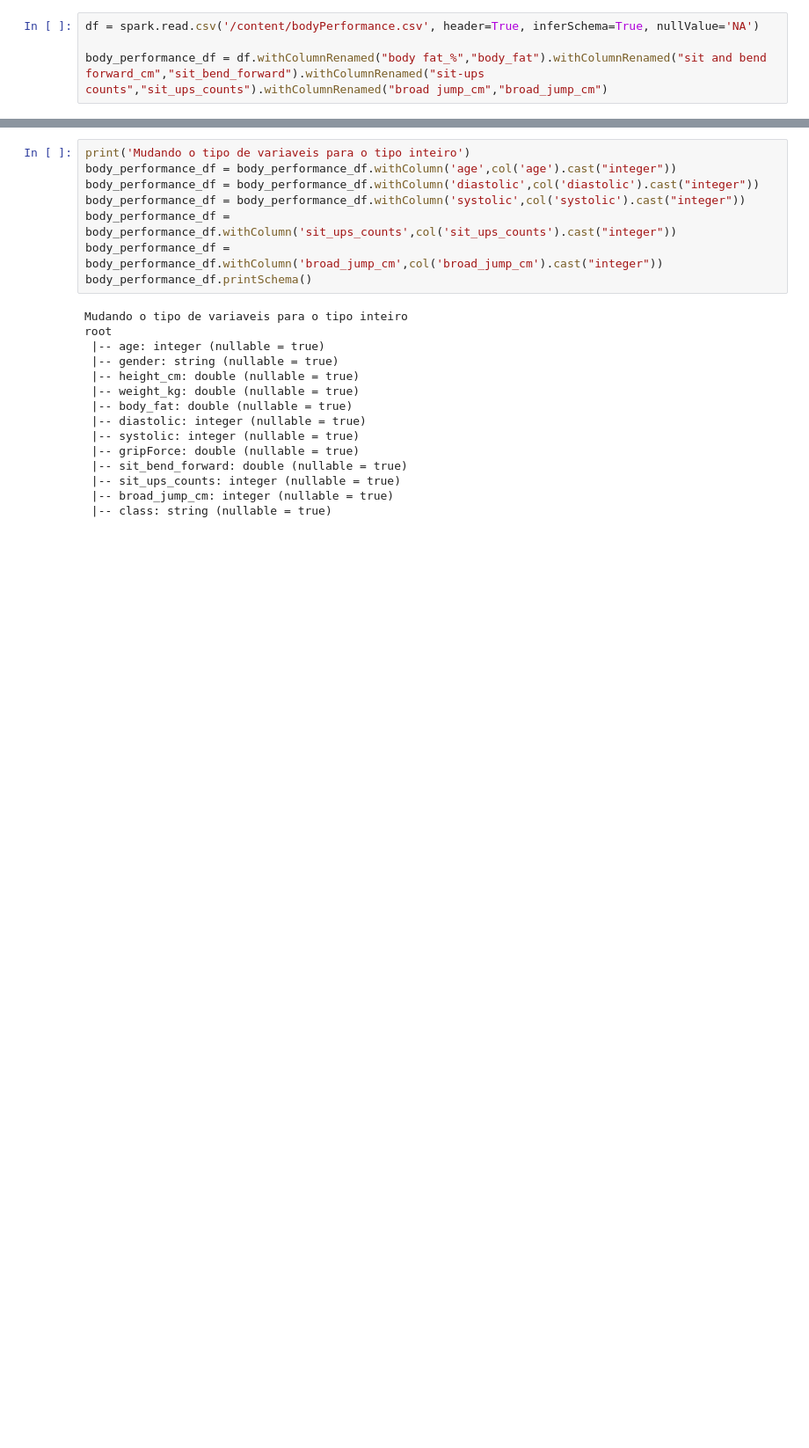
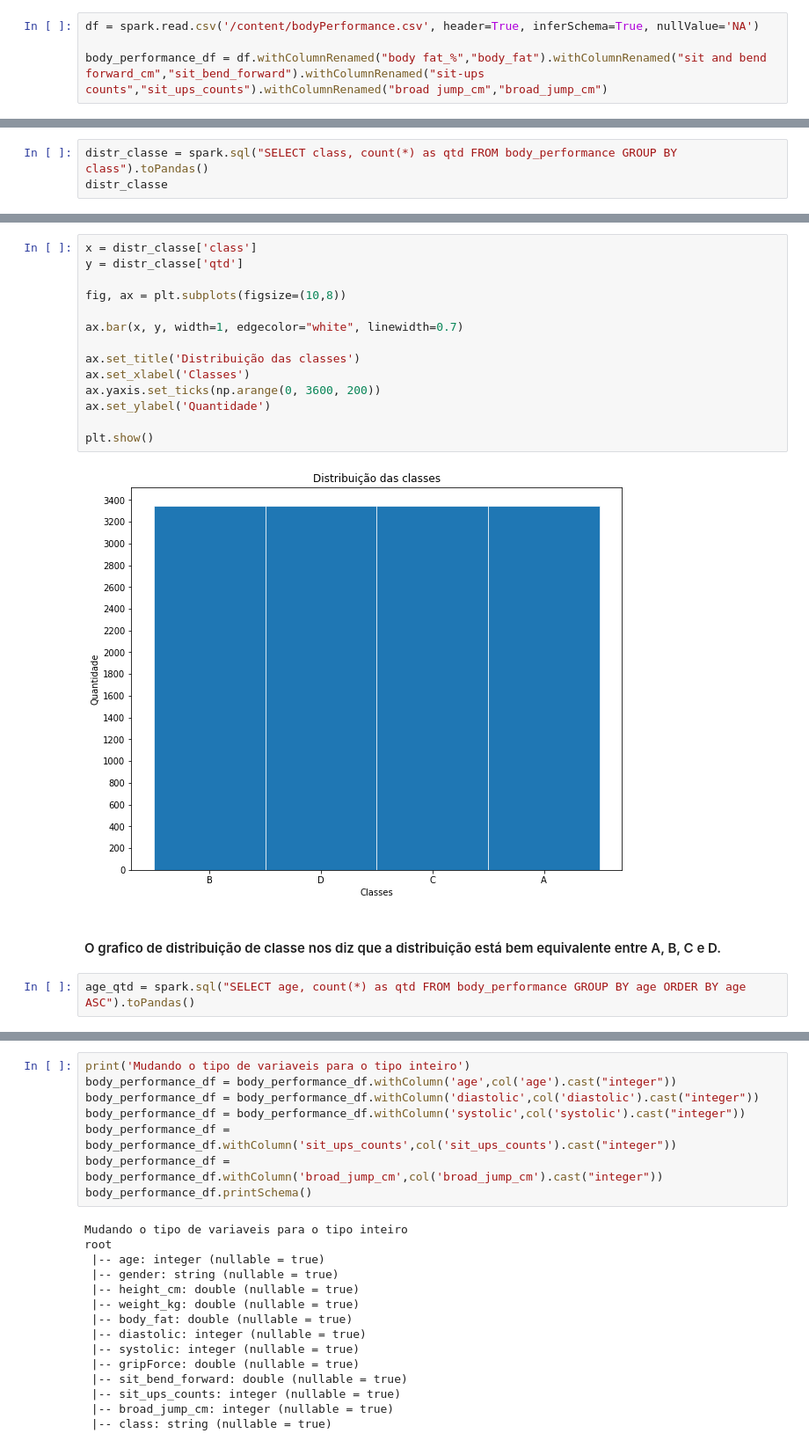
Before and after one commit to kaiovcsouza/bigdata_class, a Jupyter notebook: Trabalho_Final/T_Final_Big_Data.ipynb, the cells around one changed output, grey strips where cells are left out. Shown at 88% size. Saved outputs shown, nothing was run; the diff lists cells and outputs as text; blank space fills up the shorter version.

```diff
--- a/Trabalho_Final/T_Final_Big_Data.ipynb
+++ b/Trabalho_Final/T_Final_Big_Data.ipynb
@@ -60,0 +131,3 @@ Este é a base do nosso dataset, temos 4 classes que representam a "performance"
+# %%
+distr_classe = spark.sql("SELECT class, count(*) as qtd FROM body_performance GROUP BY class").toPandas()
+distr_classe
@@ -60,0 +140,20 @@ Este é a base do nosso dataset, temos 4 classes que representam a "performance"
+# %%
+x = distr_classe['class']
+y = distr_classe['qtd']
+
+fig, ax = plt.subplots(figsize=(10,8))
+
+ax.bar(x, y, width=1, edgecolor="white", linewidth=0.7)
+
+ax.set_title('Distribuição das classes')
+ax.set_xlabel('Classes')
+ax.yaxis.set_ticks(np.arange(0, 3600, 200))
+ax.set_ylabel('Quantidade')
+
+plt.show()
+# %% [output]
+[figure, added]
+# %% [markdown]
+#### O grafico de distribuição de classe nos diz que a distribuição está bem equivalente entre A, B, C e D.
+# %%
+age_qtd = spark.sql("SELECT age, count(*) as qtd FROM body_performance GROUP BY age ORDER BY age ASC").toPandas()
```
Also changed, not shown: parts of 45 cells of this notebook.
